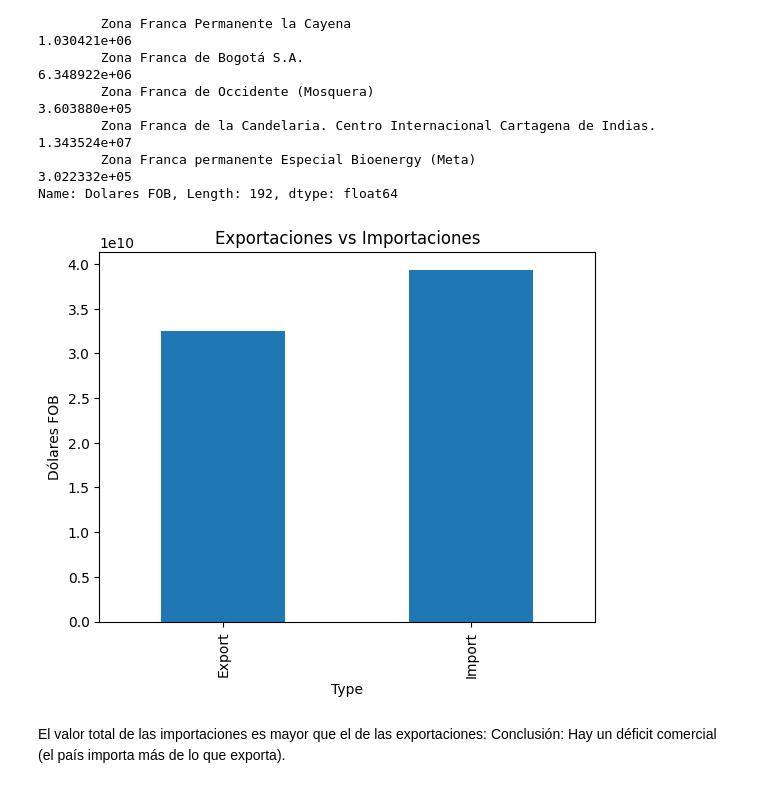
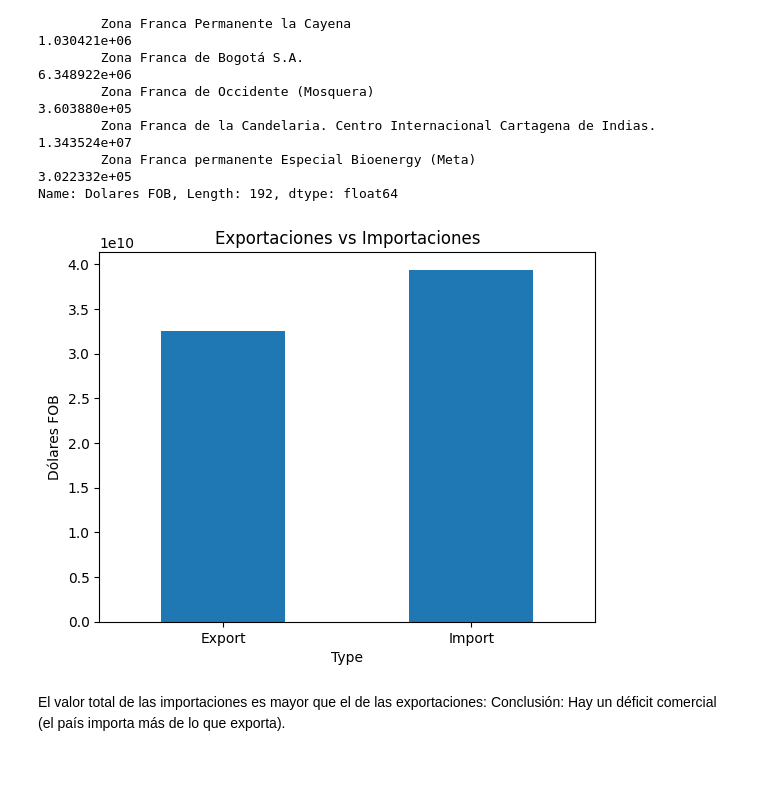
Before and after one commit to VictorAlexanderM/Analitica_datos, a Jupyter notebook: AS_Tarea_2.ipynb, the cells around one changed output. Drawn from its saved outputs; the diff is of its cells as text; code cells hidden in the pictures.

```diff
--- a/AS_Tarea_2.ipynb
+++ b/AS_Tarea_2.ipynb
@@ -539,12 +569,13 @@ Name: Dolares FOB, Length: 192, dtype: float64
 # %%
 # Datos agrupados por tipo
 grouped = df_combined.groupby('Type')['Dolares FOB'].sum()
 
 # Crear gráfico de barras
 grouped.plot(kind='bar', title='Exportaciones vs Importaciones', ylabel='Dólares FOB')
+plt.xticks(rotation=0)
 plt.show()
 # %% [output]
-[figure, old version]
+[figure, new version]
 # %% [markdown]
 El valor total de las importaciones es mayor que el de las exportaciones:
 Conclusión: Hay un déficit comercial (el país importa más de lo que exporta).
```
Also changed, not shown: parts of 13 cells of this notebook, 2 other files.
